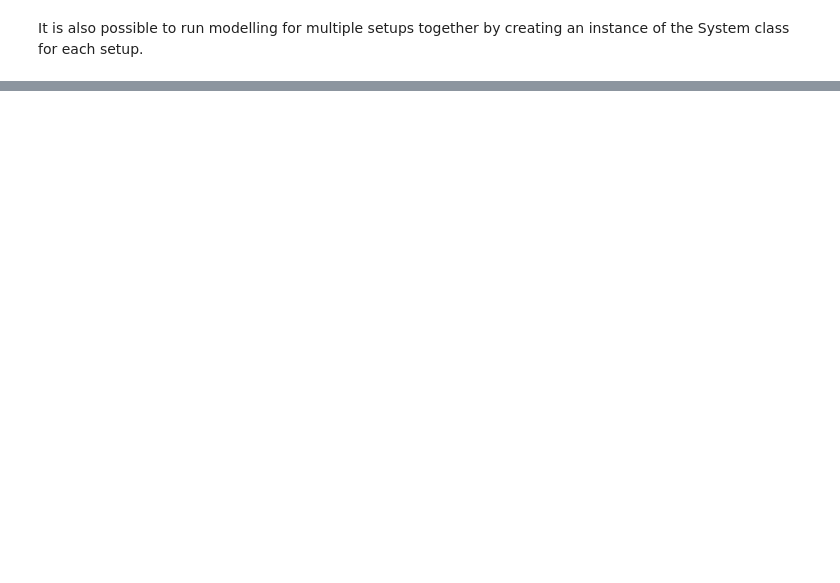
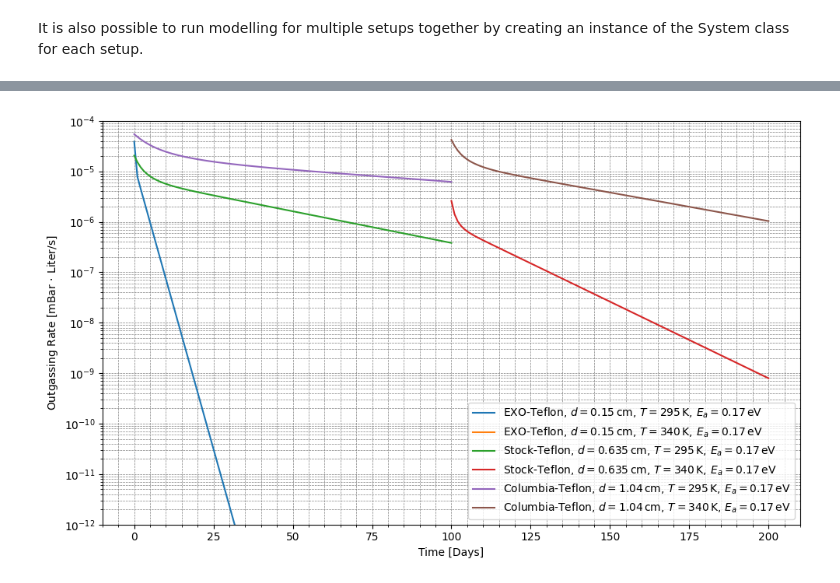
Before and after one commit to antoine-amy/Electronegative_impurities, a Jupyter notebook: Electronegative_impurities_studies.ipynb, the cells around one changed output, grey strips where cells are left out. Saved outputs shown, nothing was run; the diff lists cells and outputs as text; code cells hidden in the pictures; blank space fills up the shorter version.

```diff
--- a/Electronegative_impurities_studies.ipynb
+++ b/Electronegative_impurities_studies.ipynb
@@ -399,21 +319,17 @@ PlotImpuritiesVsTime([S1], XRange=[0,10], XTicks=1)
 It is also possible to run modelling for multiple setups together by creating an instance of the System class for each setup.
 # %%
 # Creating instances for each setup
-S1 = System(Setup='YLXPS', Material='Teflon', Solute='Oxygen', Version='EXO-Teflon')
-S2 = System(Setup='YLXPS', Material='Teflon', Solute='Oxygen', Version='Stock-Teflon')
-S3 = System(Setup='YLXPS', Material='Teflon', Solute='Oxygen', Version='Columbia-Teflon')
+S1 = enf.System(setup='YLXPS', material='Teflon', solute='Oxygen', version='EXO-Teflon')
+S2 = enf.System(setup='YLXPS', material='Teflon', solute='Oxygen', version='Stock-Teflon')
+S3 = enf.System(setup='YLXPS', material='Teflon', solute='Oxygen', version='Columbia-Teflon')
 
 # Combining into one list
 Systems = [S1,S2,S3]
 
 # Defining temperatures, time ranges, and automatic labels
 Temperature = [295, 340]
-Time = GetTimeStamps(Points=[0,100,200], Spacing=1, TimeScale='Hours')
-Labels = GetLabels(Systems, Temperature)
+Time = enf.get_time_stamps(points=[0,100,200], spacing=1, time_scale='Hours')
+Labels = enf.get_labels(Systems, Temperature)
 
 # Running the modelling to get the number of impurities and outgassing rates together.
-DoModelling(Systems, Labels, Temperature, Time, TimeScale='Hours')
-
-# Plotting impurities and outgassing rates.
-PlotImpuritiesVsTime(Systems)
-PlotFlowRateVsTime(Systems)
+enf.do_modelling(Systems, Labels, Temperature, Time, time_scale='Hours')
@@ -422,0 +336,21 @@ PlotFlowRateVsTime(Systems)
+# %%
+# Create the plot for the outgassing rates.
+fig, ax = plt.subplots(figsize=(10, 6))
+ax.set_xlabel('Time [Days]')
+ax.set_ylim(1e-12, 1e-4)
+ax.set_ylabel(r'Outgassing Rate [mBar$\,\cdot\,$Liter/s]')
+ax.set_yscale('log')
+ax.grid(which='both', linestyle='--', linewidth=0.5, color='gray')
+ax.minorticks_on()
+
+# Plot data
+for system in Systems:
+    for time, flow_rate, label in zip(system.time, system.flow_rate, system.labels):
+        ax.plot(time, flow_rate, label=label)
+
+# Set legend and adjust layout
+ax.legend()
+plt.tight_layout()
+plt.show()
+# %% [output]
+[figure, added]
```
Also changed, not shown: parts of 21 cells of this notebook, 6 other files.
